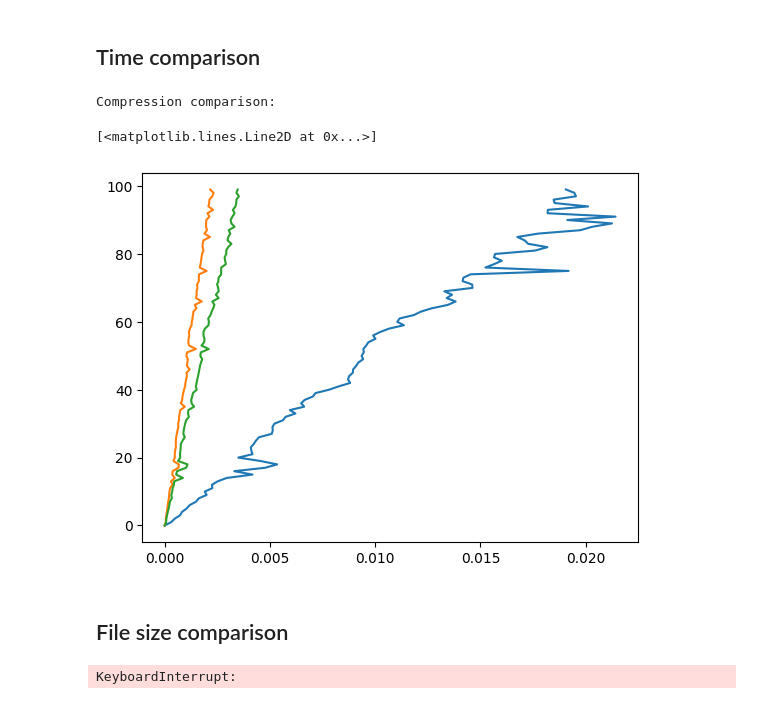
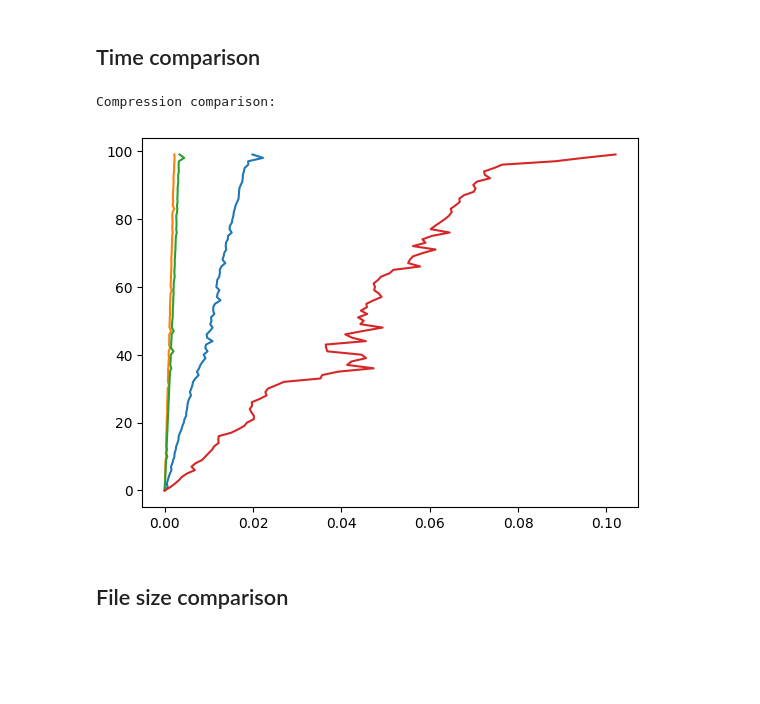
Before and after one commit to DmShums/compression_algorithms, a Jupyter notebook: compression_algorithms.ipynb, the cells around one changed output. Cells and saved outputs as stored; diff of their text form; code cells hidden in the pictures; blank space fills up the shorter version.

Commit message:
almost final updates to all algorithms

```diff
--- a/compression_algorithms.ipynb
+++ b/compression_algorithms.ipynb
@@ -434,7 +435,7 @@ class Deflate:
         self.codes = {}
 
 
-    def deflate(self) -> str:
+    def deflate_encode(self) -> str:
         """
         func for deflate encoding
         """
@@ -499,62 +499,37 @@ import sys
 # %% [markdown]
 ## Time comparison
 # %%
-# read file
-with open('test.txt', 'r', encoding="utf-8") as file:
-    data = file.read()
+def make_plot(filename: str, num: int) -> None:
+    # read file
+    with open(filename, 'r', encoding="utf-8") as file:
+        data = file.read()
 
-# compress
-print('Compression comparison:')
+    # compress
+    print('Compression comparison:')
 
-x_time_huffman = []
-x_time_lz77 = []
-x_time_lzw = []
-y_time = list(range(100))
+    x_time_huffman = []
+    x_time_lz77 = []
+    x_time_lzw = []
+    x_time_deflated = []
+    y_time = list(range(100))
 
 
-# times to run
-for repeats in range(100):
-    x_time_huffman.append(timeit.timeit(lambda: Huffman('test.txt').encode_huffman(), number = repeats))
-    x_time_lz77.append(timeit.timeit(lambda: lz77(data).lz77_encode(), number = repeats))
-    x_time_lzw.append(timeit.timeit(lambda: LZW().lzw_compress(data), number = repeats))
+    # times to run
+    for repeats in range(num):
+        x_time_huffman.append(timeit.timeit(lambda: Huffman('test.txt').encode_huffman(), number = repeats))
+        x_time_lz77.append(timeit.timeit(lambda: lz77(data).lz77_encode(), number = repeats))
+        x_time_lzw.append(timeit.timeit(lambda: LZW().lzw_compress(data), number = repeats))
+        x_time_deflated.append(timeit.timeit(lambda: Deflate('test.txt').deflate(), number = repeats))
 
 
-plt.plot(x_time_huffman, y_time)
-plt.plot(x_time_lz77, y_time)
-plt.plot(x_time_lzw, y_time)
+    plt.plot(x_time_huffman, y_time)
+    plt.plot(x_time_lz77, y_time)
+    plt.plot(x_time_lzw, y_time)
+    plt.plot(x_time_deflated, y_time)
-# %% [output]
-Compression comparison:
-[<matplotlib.lines.Line2D at 0x...>]
-[figure, removed]
+# %%
+make_plot('test.txt', 100)
+# %% [output]
+Compression comparison:
+[figure, added]
 # %% [markdown]
 ## File size comparison
-# %%
-def read_file(file_name):
-    """Read file"""
-    with open(file_name, 'r', encoding="utf-8") as file:
-        data = file.read()
-
-    # huffman size
-    huffman_algorithm = Huffman(file_name).encode_huffman()
-    huffman_algorithm = [huffman_algorithm[i:i+8] for i in range(0, len(huffman_algorithm), 8)]
-    huffman_algorithm = sys.getsizeof("".join([str(int(i, 2)) for i in huffman_algorithm]))
-
-    # lz77
-    lz77_algorithm = lz77(data).lz77_encode()
-    lz77_algorithm = "".join([str(j) if j is not None else '' for i in lz77_algorithm for j in i])
-    lz77_algorithm = sys.getsizeof(lz77_algorithm)
-
-    # print(lz77_algorithm)
-    print(sys.getsizeof(data))
-    print(huffman_algorithm)
-    print(lz77_algorithm)
-
-# read_file('witcher.txt')
-
-string_to_transform = '0101011'
-bytes_object = bytes(string_to_transform, 'utf-8')
-# print(sys.getsizeof(bytes_object))
-# print(sys.getsizeof(int(string_to_transform, 2)))
-# print(sys.getsizeof('0101011'))
-# %% [output]
-KeyboardInterrupt:
```
Also changed, not shown: parts of 5 cells of this notebook.
